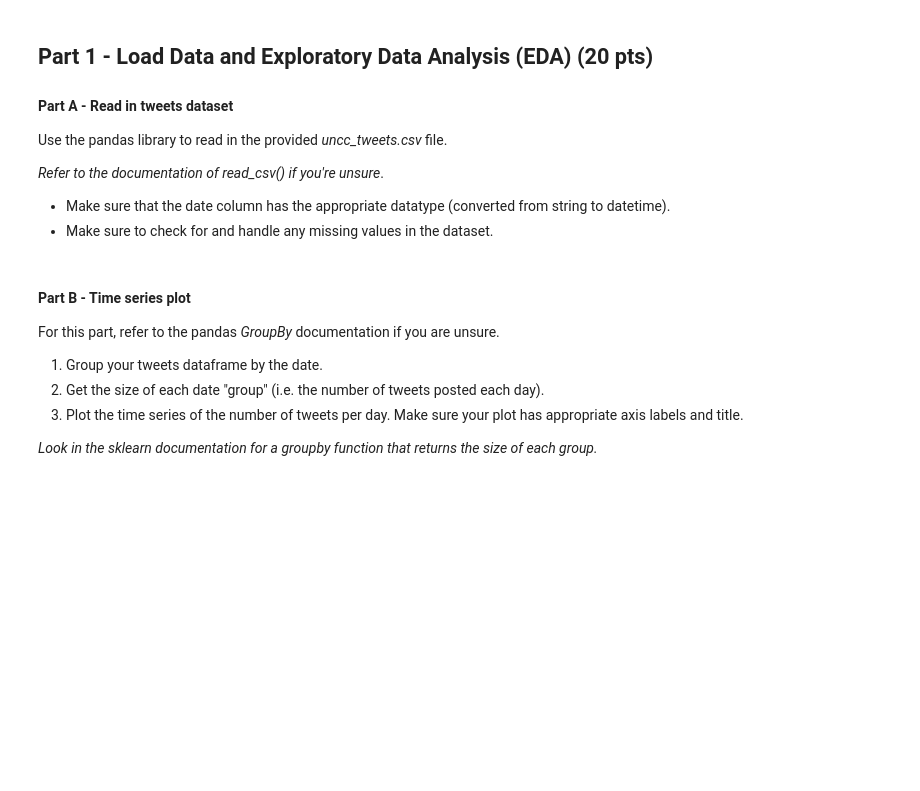
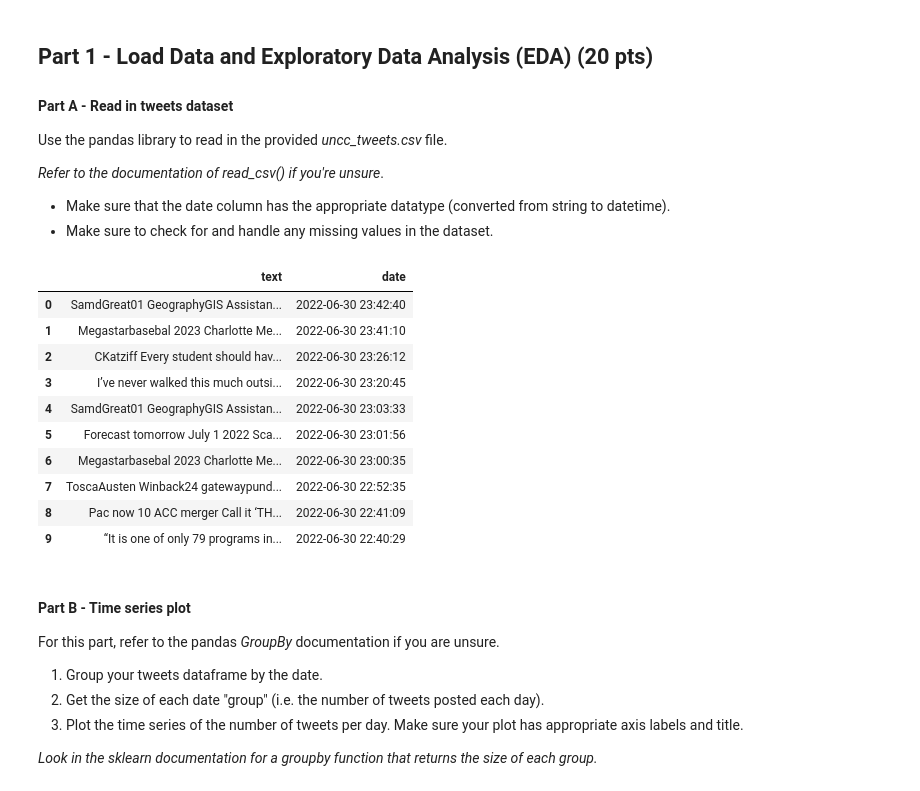
Before and after one commit to coverc/ITCS6162Summer2022Project, a Jupyter notebook: programming_assignment.ipynb, the cells around one changed output. Drawn from its saved outputs; the diff is of its cells as text; code cells hidden in the pictures; blank space fills up the shorter version.

```diff
--- a/programming_assignment.ipynb
+++ b/programming_assignment.ipynb
@@ -49,6 +49,28 @@ Use the pandas library to read in the provided *uncc_tweets.csv* file.
 
 - Make sure that the date column has the appropriate datatype (converted from string to datetime).
 - Make sure to check for and handle any missing values in the dataset.
+# %%
+import pandas as pd
+import matplotlib.pyplot as plt
+import numpy as np
+
+tweets = pd.read_csv(
+    "uncc_tweets.csv", header = 0,
+    parse_dates = ['date']
+)
+tweets.head(10)
+# %% [output]
+|  | text | date |
+| 0 | SamdGreat01 GeographyGIS Assistan... | 2022-06-30 23:42:40 |
+| 1 | Megastarbasebal 2023 Charlotte Me... | 2022-06-30 23:41:10 |
+| 2 | CKatziff Every student should hav... | 2022-06-30 23:26:12 |
+| 3 | I’ve never walked this much outsi... | 2022-06-30 23:20:45 |
+| 4 | SamdGreat01 GeographyGIS Assistan... | 2022-06-30 23:03:33 |
+| 5 | Forecast tomorrow July 1 2022 Sca... | 2022-06-30 23:01:56 |
+| 6 | Megastarbasebal 2023 Charlotte Me... | 2022-06-30 23:00:35 |
+| 7 | ToscaAusten Winback24 gatewaypund... | 2022-06-30 22:52:35 |
+| 8 | Pac now 10 ACC merger Call it ‘TH... | 2022-06-30 22:41:09 |
+| 9 | “It is one of only 79 programs in... | 2022-06-30 22:40:29 |
 # %% [markdown]
 #### Part B - Time series plot
 
```
Also changed, not shown: parts of 5 cells of this notebook.
